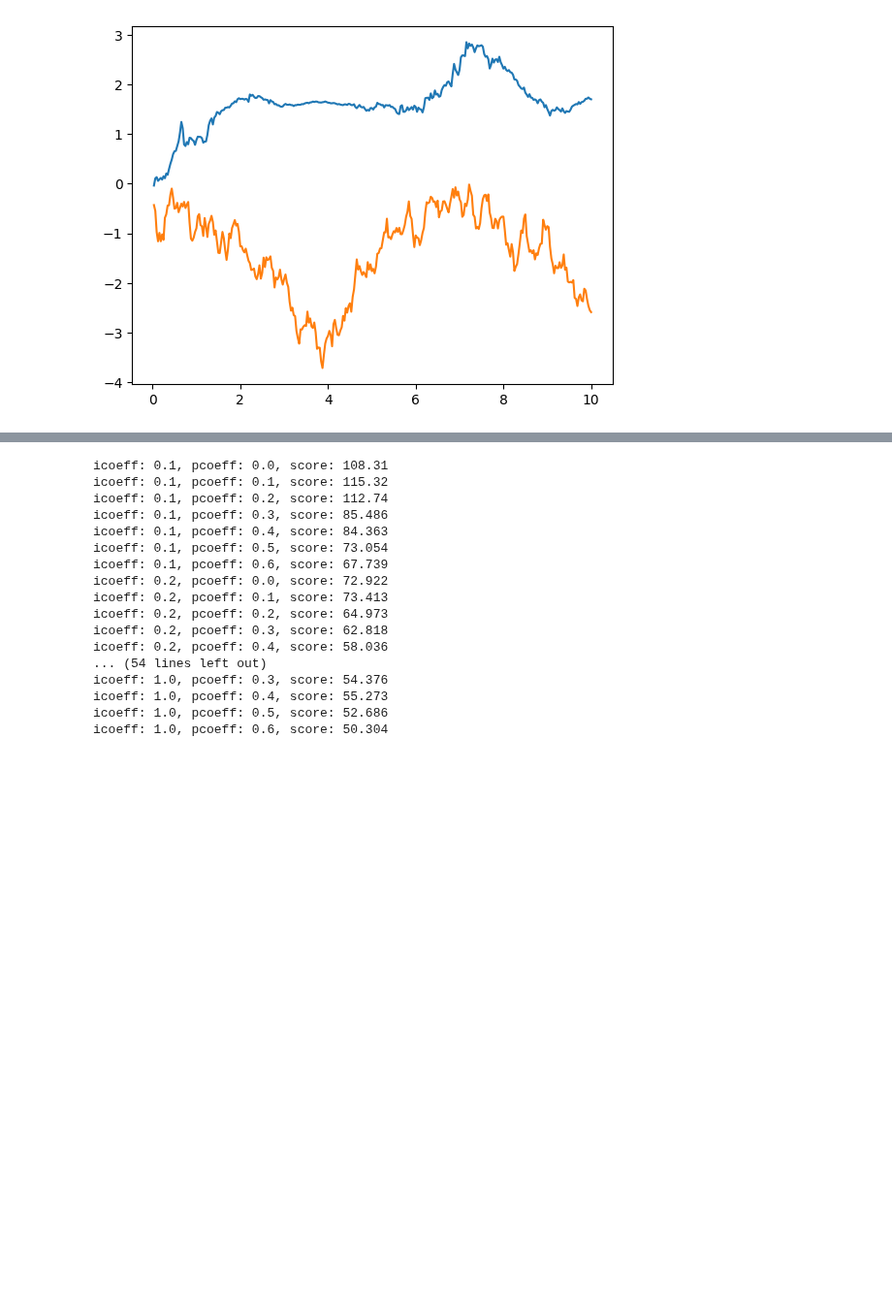
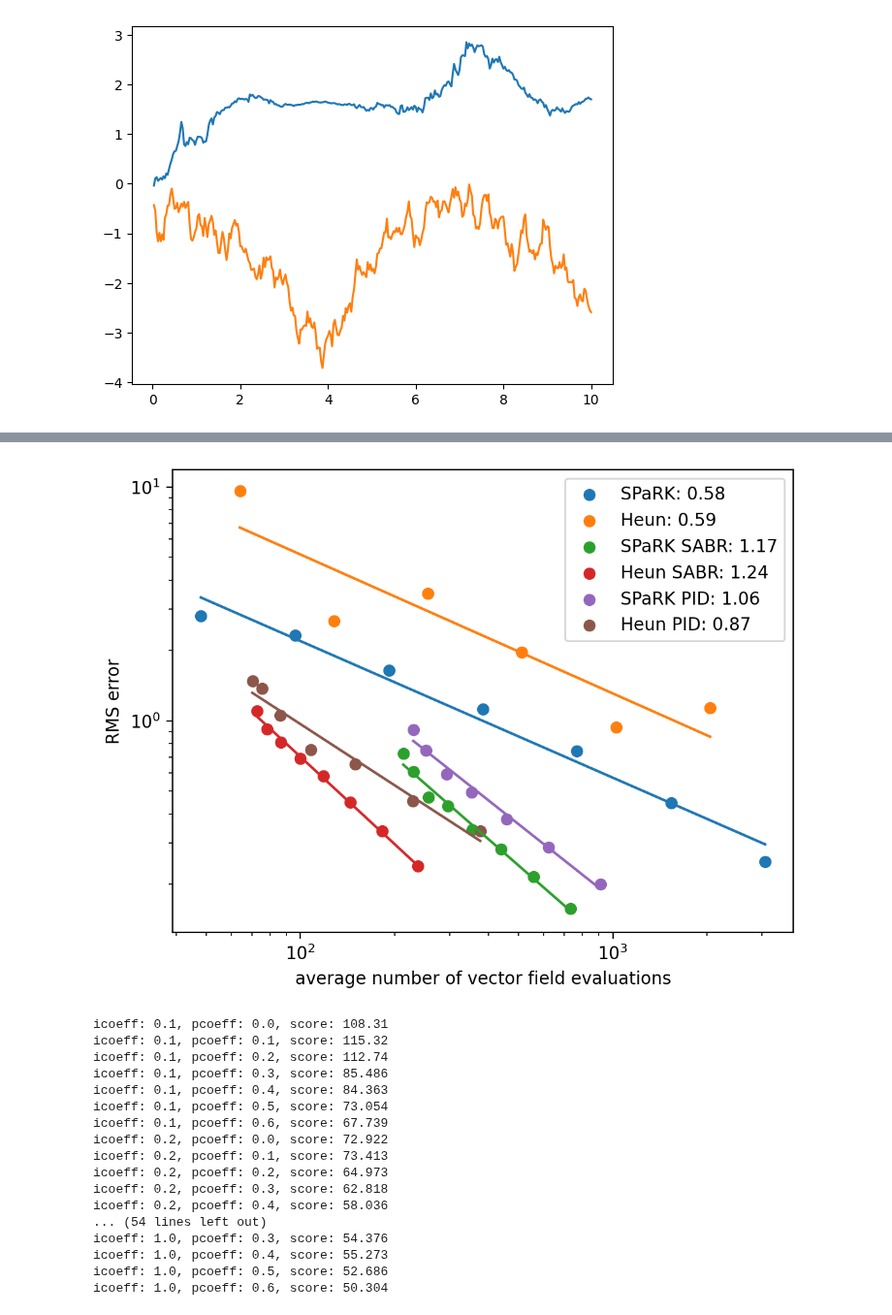
Before and after one commit to andyElking/diffrax_STLA, a Jupyter notebook: notebooks/SABR.ipynb, the cells around one changed output, grey strips where cells are left out. Shown at 97% size. Saved outputs shown, nothing was run; the diff lists cells and outputs as text; code cells hidden in the pictures; blank space fills up the shorter version.

```diff
--- a/notebooks/SABR.ipynb
+++ b/notebooks/SABR.ipynb
@@ -78,11 +88,19 @@ def sabr_strong_order(keys, sde, solver, levels):
     )
 
 
-spark_sabr = sabr_strong_order(keys, sabr_sde, SPaRK(), (-4, 3))
-save_order_results(spark_sabr, "spark_sabr")
-# spark_sabr = load_order_results("spark_sabr")
+# spark_sabr = sabr_strong_order(keys, sabr_sde, SPaRK(), (-4, 3))
+# save_order_results(spark_sabr, "spark_sabr")
+spark_sabr = load_order_results("spark_sabr")
 
-half_spark_sabr = sabr_strong_order(keys, sabr_sde, half_spark_solver, (-4, 3))
-save_order_results(half_spark_sabr, "half_spark_sabr")
-# half_spark_sabr = load_order_results("half_spark_sabr")
+# half_spark_sabr = sabr_strong_order(keys, sabr_sde, half_spark_solver, (-4, 3))
+# save_order_results(half_spark_sabr, "half_spark_sabr")
+half_spark_sabr = load_order_results("half_spark_sabr")
+
+# heun_sabr = sabr_strong_order(keys, sabr_sde, Heun(), (-4, 3))
+# save_order_results(heun_sabr, "heun_sabr")
+heun_sabr = load_order_results("heun_sabr")
+
+# half_heun_sabr = sabr_strong_order(keys, sabr_sde, half_heun_solver, (-4, 3))
+# save_order_results(half_heun_sabr, "half_heun_sabr")
+half_heun_sabr = load_order_results("half_heun_sabr")
 # %% [output]
@@ -129,3 +168,20 @@ draw_order_multiple(
+# %%
+results2 = {
+    "SPaRK": spark_const,
+    "Heun": heun_const,
+    "SPaRK SABR": spark_sabr,
+    # "Half-SPaRK SABR": half_spark_sabr,
+    "Heun SABR": heun_sabr,
+    # "Half-Heun SABR": half_heun_sabr,
+    "SPaRK PID": spark_pid,
+    # "Half-SPaRK PID": half_spark_pid,
+    "Heun PID": heun_pid,
+    # "Half-Heun PID": half_heun_pid,
+}
+
+draw_order_multiple_dict(results2)
+# %% [output]
+[figure, added]
 # %%
 # Find good PID parameters
 step_ts = jnp.linspace(sabr_sde.t0, sabr_sde.t1, 65, endpoint=True)
```
Also changed, not shown: parts of 5 cells of this notebook, 9 other files.
